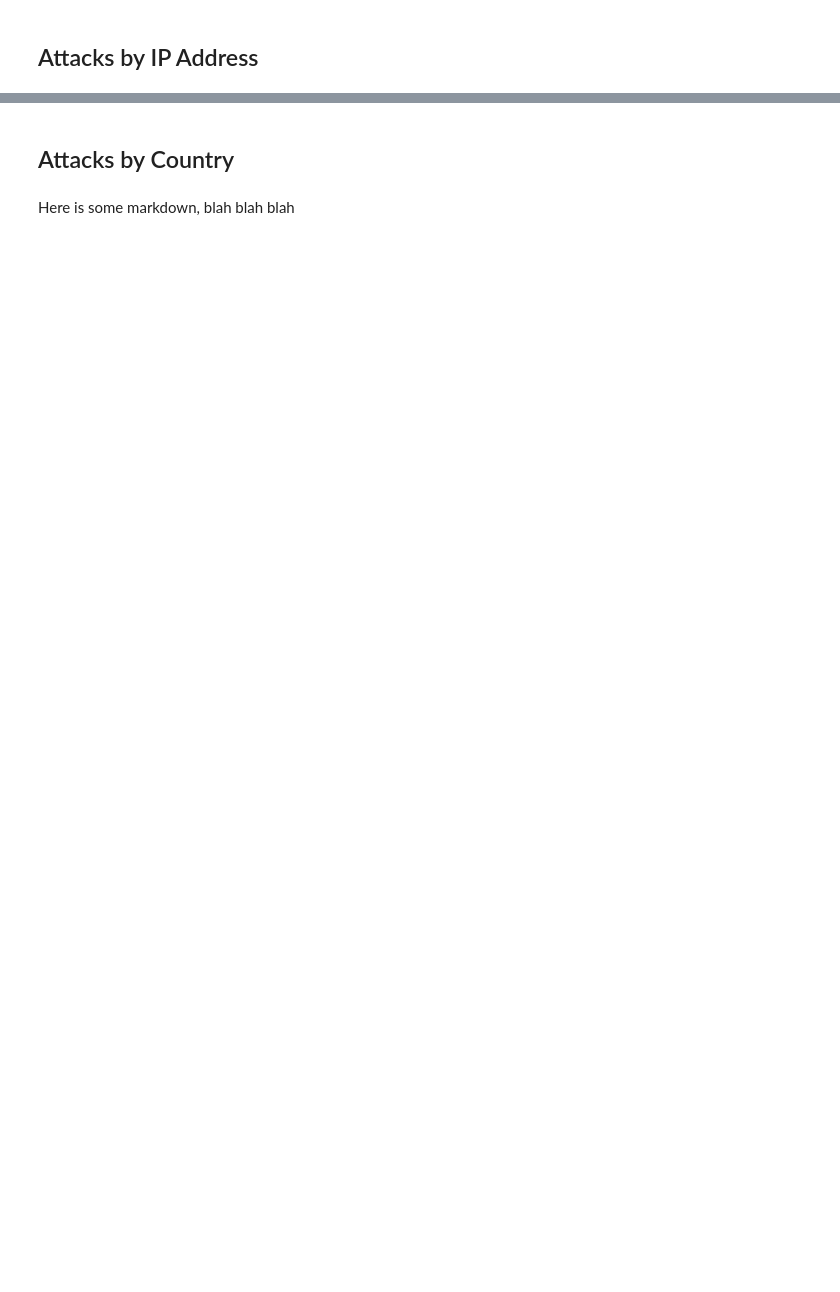
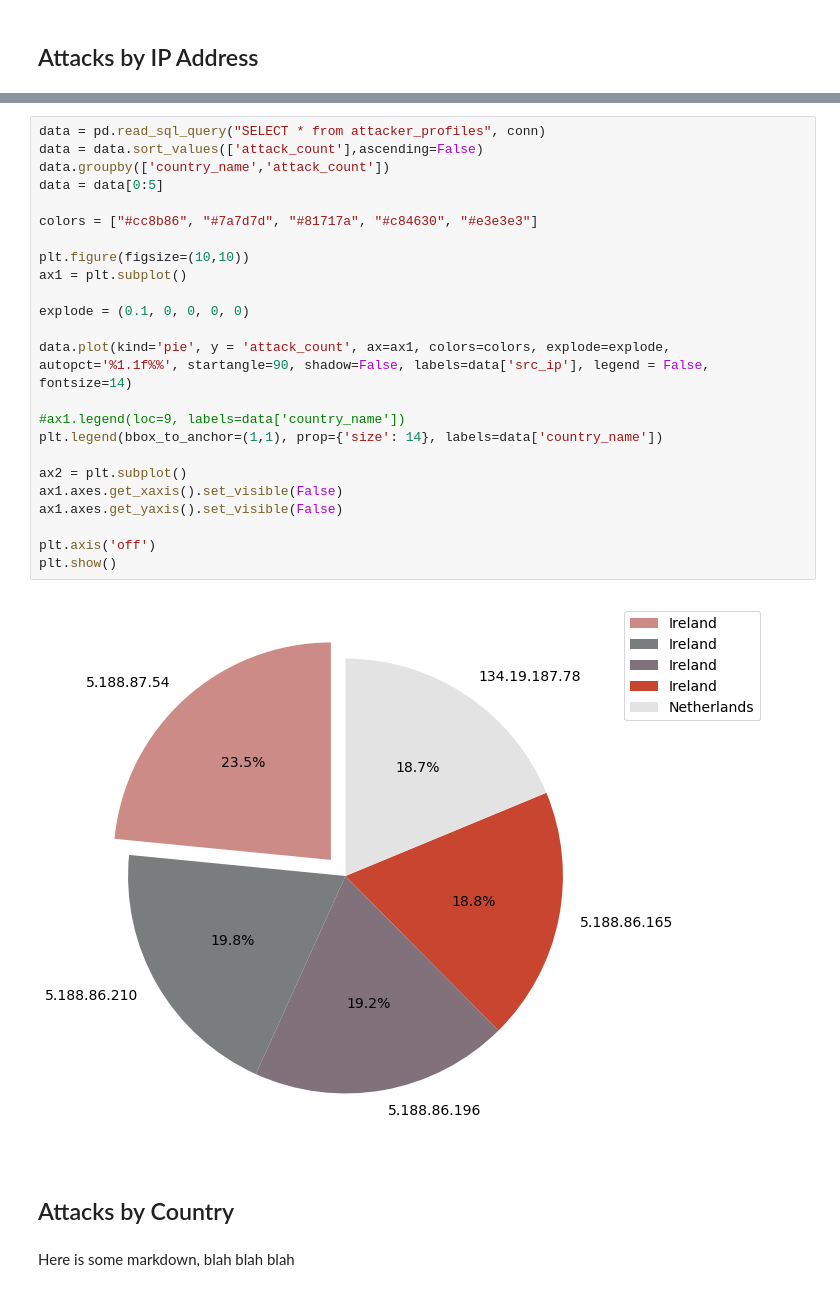
Before and after one commit to ranguli/ip, a Jupyter notebook: IP.ipynb, the cells around one changed output, grey strips where cells are left out. Saved outputs shown, nothing was run; the diff lists cells and outputs as text; blank space fills up the shorter version.

Commit message:
Map improvements, added pie chart, new country stats table

```diff
--- a/IP.ipynb
+++ b/IP.ipynb
@@ -88,3 +81,29 @@ ax.tick_params(which='both', # Options for both major and minor ticks
+# %%
+data = pd.read_sql_query("SELECT * from attacker_profiles", conn)
+data = data.sort_values(['attack_count'],ascending=False)
+data.groupby(['country_name','attack_count'])
+data = data[0:5]
+
+colors = ["#cc8b86", "#7a7d7d", "#81717a", "#c84630", "#e3e3e3"]
+
+plt.figure(figsize=(10,10))
+ax1 = plt.subplot()
+
+explode = (0.1, 0, 0, 0, 0)
+
+data.plot(kind='pie', y = 'attack_count', ax=ax1, colors=colors, explode=explode, autopct='%1.1f%%', startangle=90, shadow=False, labels=data['src_ip'], legend = False, fontsize=14)
+
+#ax1.legend(loc=9, labels=data['country_name'])
+plt.legend(bbox_to_anchor=(1,1), prop={'size': 14}, labels=data['country_name'])
+
+ax2 = plt.subplot()
+ax1.axes.get_xaxis().set_visible(False)
+ax1.axes.get_yaxis().set_visible(False)
+
+plt.axis('off')
+plt.show()
+# %% [output]
+[figure, added]
 # %% [markdown]
 ## Attacks by Country
 # %% [markdown]
```
Also changed, not shown: parts of 10 cells of this notebook, 4 other files.
